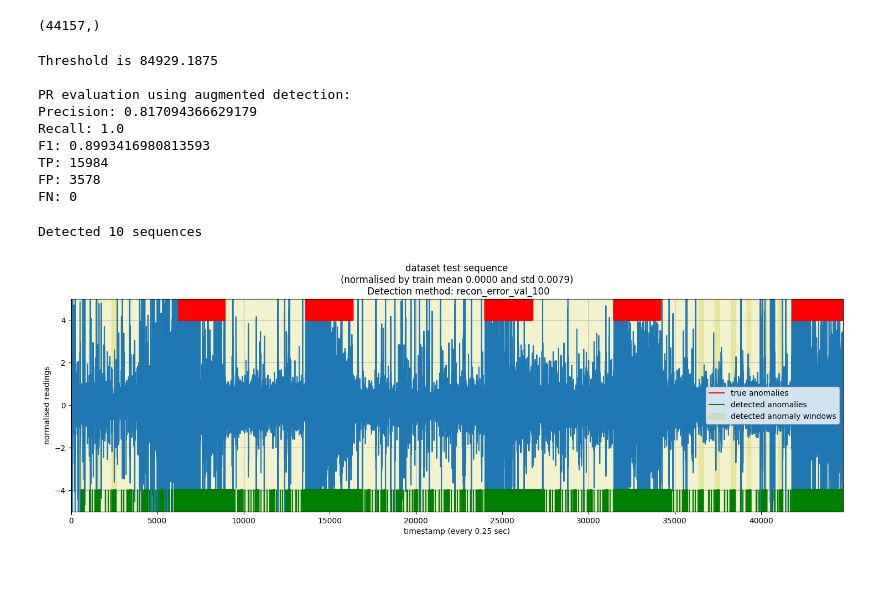
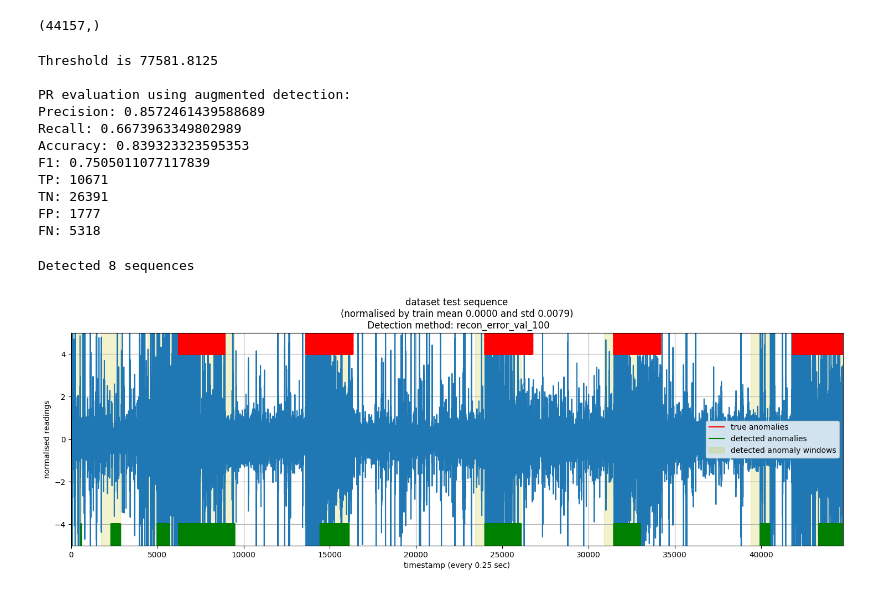
Before and after one commit to peunsu/wesad_stress_detection, a Jupyter notebook: vae-lstm-test/anomaly_detection.ipynb, the cells around one changed output. Cells and saved outputs as stored; diff of their text form; code cells hidden in the pictures.

Commit message:
Fix vae-lstm is not properly working

```diff
--- a/vae-lstm-test/anomaly_detection.ipynb
+++ b/vae-lstm-test/anomaly_detection.ipynb
@@ -188 +173,3 @@ These windows scored the top 1% of anomaly metric (263.8485412597656):
+# %%
+test_score = evaluate_model(test_loader)
 # %%
@@ -300,28 +258,32 @@ def compute_precision_and_recall(idx_detected_anomaly, anomaly_index, test_label
 # %%
 # Now select a threshold
-threshold = np.percentile(val_recons_error, 100)
+threshold = np.percentile(val_score, 100)
 
 print("Threshold is {}".format(threshold))
-idx_detection = return_anomaly_idx_by_threshold(test_recons_error, threshold)
-idx_detection_augmented = augment_detected_idx(idx_detection, anomaly_index_lstm)
-precision, recall, F1, n_TP, n_FP, n_FN = compute_precision_and_recall(idx_detection_augmented,
-                                                                       anomaly_index_lstm,
-                                                                       test_labels_lstm)
+idx_detection = return_anomaly_idx_by_threshold(test_score, threshold)
+idx_detection_augmented = augment_detected_idx(idx_detection, anomaly_index_vae)
+precision, recall, accuracy, F1, n_TP, n_TN, n_FP, n_FN = compute_precision_and_recall(idx_detection_augmented,
+                                                                       anomaly_index_vae,
+                                                                       test_labels_vae)
 print("\nPR evaluation using augmented detection:")
 print("Precision: {}".format(precision))
 print("Recall: {}".format(recall))
+print("Accuracy: {}".format(accuracy))
 print("F1: {}".format(F1))
 print("TP: {}".format(n_TP))
+print("TN: {}".format(n_TN))
 print("FP: {}".format(n_FP))
 print("FN: {}".format(n_FN))
 # %% [output]
-Threshold is 84929.1875
+Threshold is 77581.8125
 
 PR evaluation using augmented detection:
-Precision: 0.817094366629179
-Recall: 1.0
-F1: 0.8993416980813593
-TP: 15984
-FP: 3578
-FN: 0
+Precision: 0.8572461439588689
+Recall: 0.6673963349802989
+Accuracy: 0.839323323595353
+F1: 0.7505011077117839
+TP: 10671
+TN: 26391
+FP: 1777
+FN: 5318
 # %%
@@ -345,7 +307,8 @@ def slice_detected_indices_into_seq(idx_detection, interval):
     print("Detected {} sequences".format(len(detected_seq)))
     return detected_seq
 # %%
-def plot_detected_anomalies(idx_detection, interval, result, detection_method, augmented_flag=1, y_scale=5, y_lim=None):
+def plot_detected_anomalies(idx_detection, config, result, detection_method, augmented_flag=1, y_scale=5, y_lim=None):
+    interval = config['window_size'] // config['window_shift']
     detected_seq = slice_detected_indices_into_seq(idx_detection, interval=interval)
     t_test = result['t_test']
     test = result['test']
@@ -364,15 +327,15 @@ def plot_detected_anomalies(idx_detection, interval, result, detection_method, a
     for i in range(len(detected_seq)):
         for j in detected_seq[i]:
             if j == detected_seq[0][0]:
-                axs.plot((j+interval*2) * np.ones(20), np.linspace(-y_scale, -0.8*y_scale, 20), 'g-', label='detected anomalies')
+                axs.plot((j * config['window_shift'] + config['window_size']) * np.ones(20), np.linspace(-y_scale, -0.8*y_scale, 20), 'g-', label='detected anomalies')
             else:
-                axs.plot((j+interval*2) * np.ones(20), np.linspace(-y_scale, -0.8*y_scale, 20), 'g-')
+                axs.plot((j * config['window_shift'] + config['window_size']) * np.ones(20), np.linspace(-y_scale, -0.8*y_scale, 20), 'g-')
 
     for j in range(len(idx_anomaly_test)):
         axs.plot(idx_anomaly_test[j] * np.ones(20), np.linspace(0.8 * y_scale, y_scale, 20), 'r--')
 
     for i in range(len(detected_seq)):
-        interval_x = np.asarray([detected_seq[i][0], detected_seq[i][-1]+interval*2])
+        interval_x = np.asarray([detected_seq[i][0] * config['window_shift'], detected_seq[i][-1] * config['window_shift'] + config['window_size']])
         interval_y = np.asarray([y_scale,y_scale])
         if i == 0:
             axs.fill_between(interval_x, interval_y, alpha=0.2, color='y', label='detected anomaly windows')
@@ -391,16 +354,24 @@ def plot_detected_anomalies(idx_detection, interval, result, detection_method, a
     axs.set_title(f"dataset test sequence\n(normalised by train mean {result['train_m']:.4f} and std {result['train_std']:.4f})\n Detection method: {detection_method}")
     axs.legend()
     savefig(config['result_dir']+'detected_anomalies_{}_aug_{}.pdf'.format(detection_method, augmented_flag))
+# %%
+result = {}
+result['t_test'] = test_df.index.values
+result['test'] = (test_df.values - train_m) / train_std
+result['train_m'] = train_m
+result['train_std'] = train_std
+result['t_unit'] = '0.25 sec'
+result['idx_anomaly_test'] = np.flatnonzero(test_labels.values == 1)
 # %%
 plot_detected_anomalies(idx_detection_augmented,
-                        interval=config['l_win']*config['l_seq']/2,
+                        config=config,
                         result=result,
                         detection_method='recon_error_val_100',
                         augmented_flag=1,
                         y_scale=5,
                         y_lim=5)
 # %% [output]
-Detected 10 sequences
+Detected 8 sequences
-[figure, old version]
+[figure, new version]
 # %%
 percentile_list = np.arange(0, 100.1, 1)
```
Also changed, not shown: parts of 21 cells of this notebook, 9 other files.
